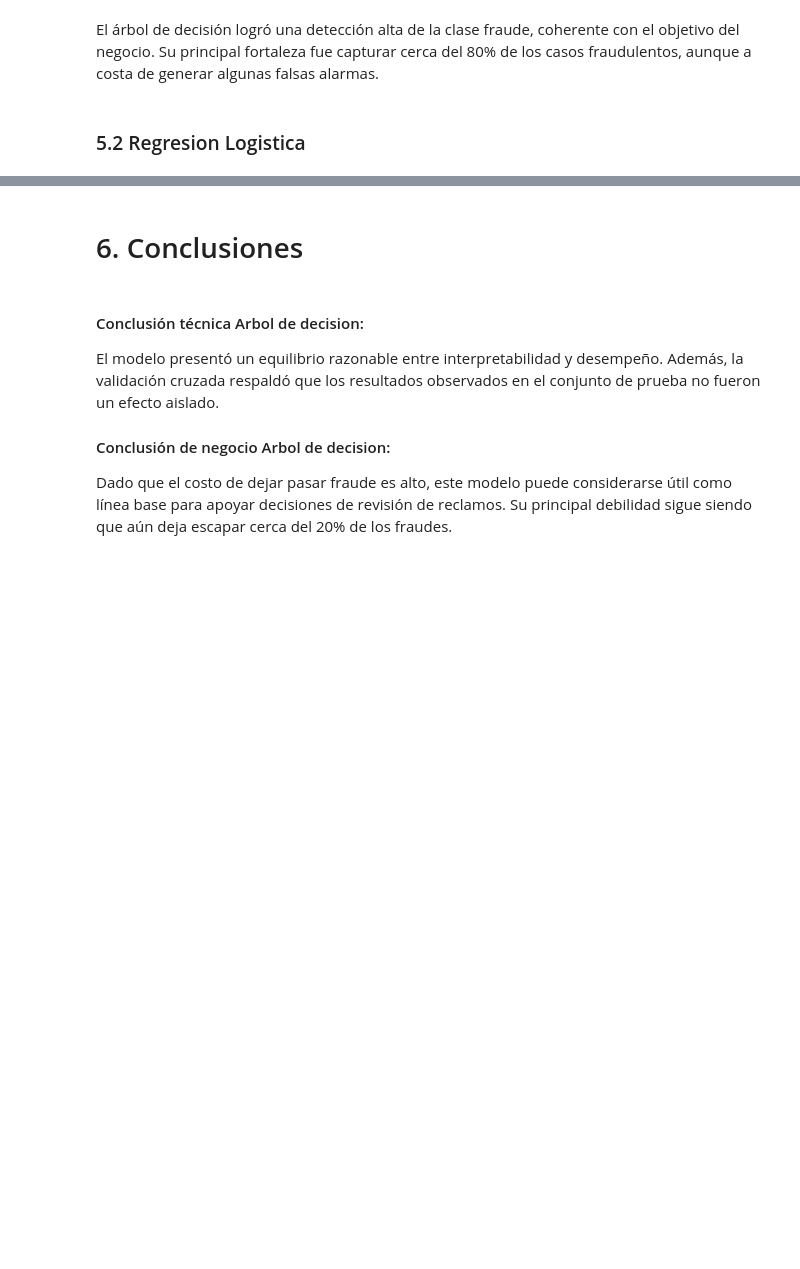
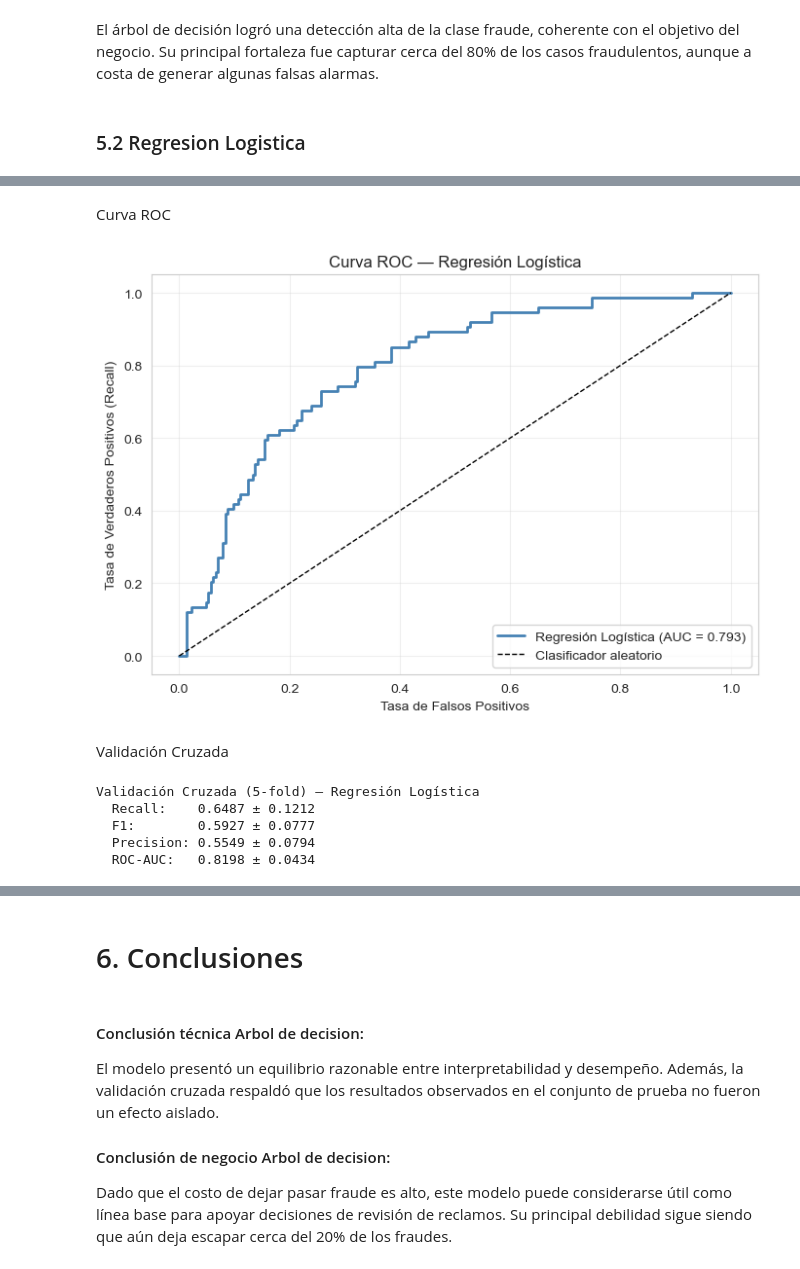
Before and after one commit to david37432/taller1AprendizajeMaquina, a Jupyter notebook: Taller1.ipynb, the cells around one changed output, grey strips where cells are left out. Cells and saved outputs as stored; diff of their text form; code cells hidden in the pictures; blank space fills up the shorter version.

```diff
--- a/Taller1.ipynb
+++ b/Taller1.ipynb
@@ -998,0 +1120,47 @@ El árbоl dе dесisión lоgró unа dеtессión аltа dе lа сlаsе f
+# %% [markdown]
+Curva ROC
+# %%
+fpr_l, tpr_l, _ = roc_curve(y_test_logi, y_prob_logi)
+auc_l = roc_auc_score(y_test_logi, y_prob_logi)
+
+plt.figure(figsize=(7, 5))
+plt.plot(fpr_l, tpr_l, color='steelblue', lw=2,
+         label=f'Regresión Logística (AUC = {auc_l:.3f})')
+plt.plot([0, 1], [0, 1], 'k--', lw=1, label='Clasificador aleatorio')
+plt.xlabel('Tasa de Falsos Positivos')
+plt.ylabel('Tasa de Verdaderos Positivos (Recall)')
+plt.title('Curva ROC — Regresión Logística')
+plt.legend(loc='lower right')
+plt.grid(True, alpha=0.3)
+plt.tight_layout()
+plt.show()
+# %% [output]
+[figure, added]
+# %% [markdown]
+Validación Cruzada
+# %%
+cv_rl = StratifiedKFold(n_splits=5, shuffle=True, random_state=42)
+
+# Pipeline para CV (incluye scaler + SMOTE)
+from imblearn.pipeline import Pipeline as ImbPipeline
+cv_pipeline = ImbPipeline([
+    ('scaler', StandardScaler()),
+    ('smote',  SMOTE(random_state=42)),
+    ('clf',    LogisticRegression(class_weight='balanced',
+                                  max_iter=1000, random_state=42))
+])
+
+cv_results = cross_validate(cv_pipeline, X, y, cv=cv_rl,
+                             scoring=['recall', 'f1', 'precision', 'roc_auc'])
+
+print("\nValidación Cruzada (5-fold) — Regresión Logística")
+print(f"  Recall:    {cv_results['test_recall'].mean():.4f} ± {cv_results['test_recall'].std():.4f}")
+print(f"  F1:        {cv_results['test_f1'].mean():.4f} ± {cv_results['test_f1'].std():.4f}")
+print(f"  Precision: {cv_results['test_precision'].mean():.4f} ± {cv_results['test_precision'].std():.4f}")
+print(f"  ROC-AUC:   {cv_results['test_roc_auc'].mean():.4f} ± {cv_results['test_roc_auc'].std():.4f}")
+# %% [output]
+Validación Cruzada (5-fold) — Regresión Logística
+  Recall:    0.6487 ± 0.1212
+  F1:        0.5927 ± 0.0777
+  Precision: 0.5549 ± 0.0794
+  ROC-AUC:   0.8198 ± 0.0434
```
Also changed, not shown: parts of 10 cells of this notebook.
